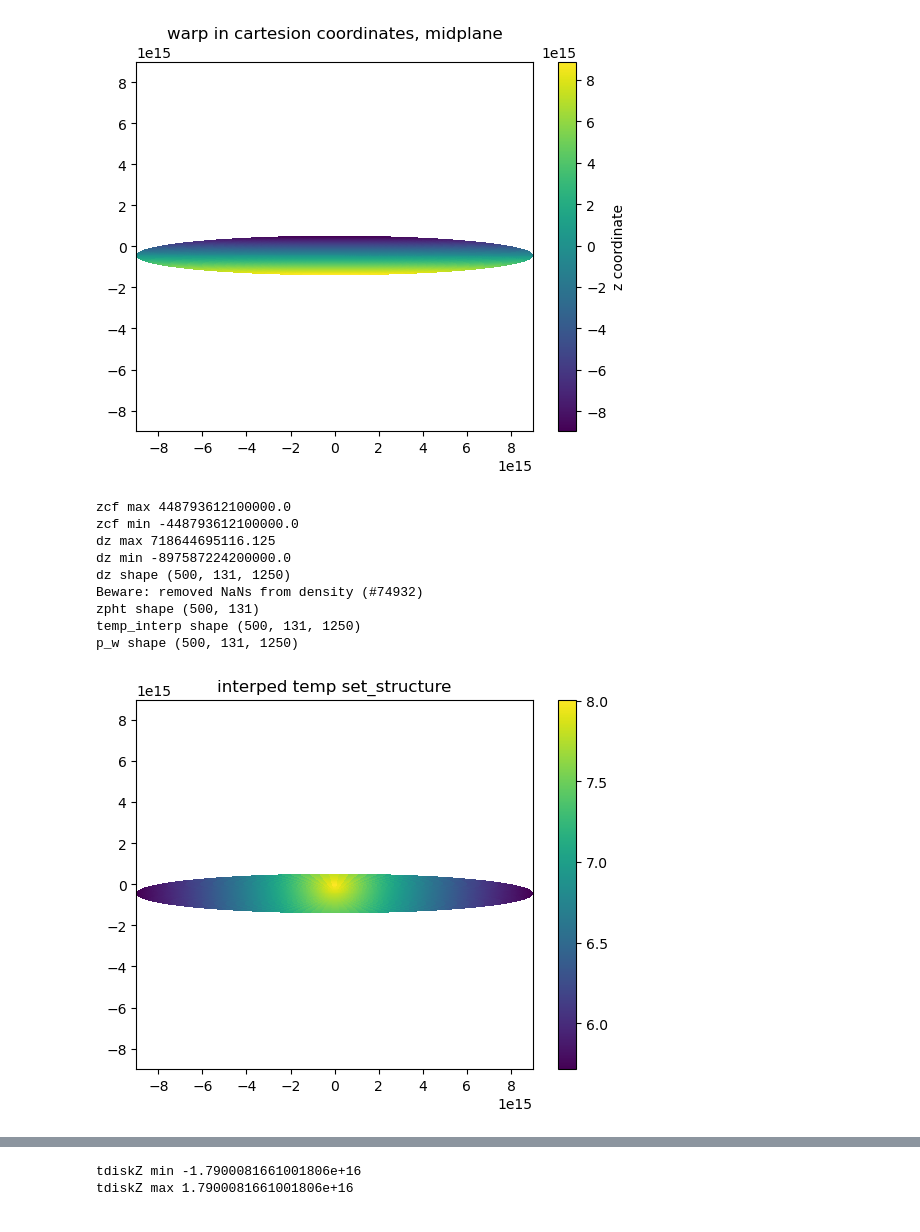
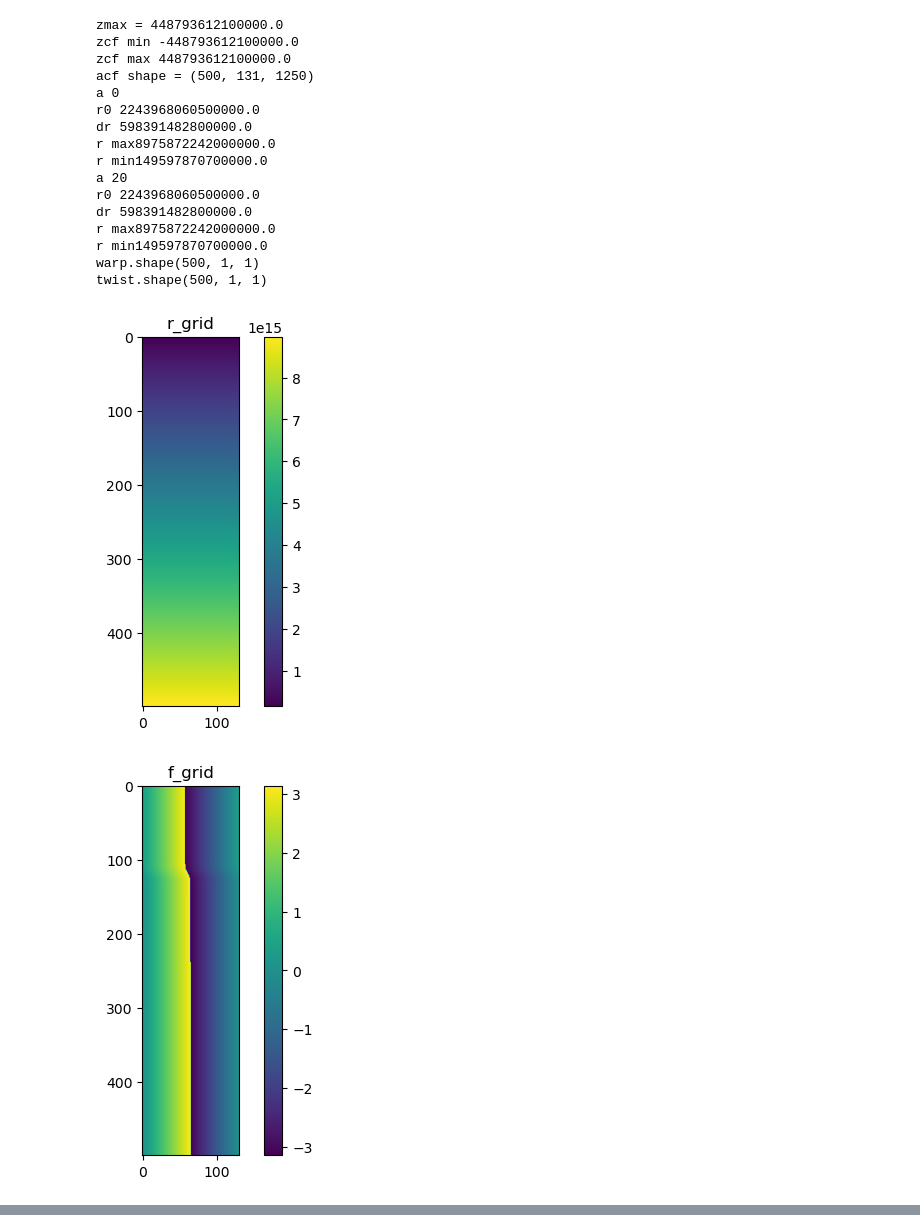
Before and after one commit to theochawla/49ceti_warpmodel, a Jupyter notebook: Warp/run_code.ipynb, the cells around one changed output, grey strips where cells are left out. Cells and saved outputs as stored; diff of their text form; code cells hidden in the pictures.

```diff
--- a/Warp/run_code.ipynb
+++ b/Warp/run_code.ipynb
@@ -9,15 +17,22 @@ import matplotlib.pyplot as plt
 # %%
 %run raytrace_3dwarp.py
-x=mine.Disk(Tmid0=14, sigbound=[1e-3,np.inf],zmax=30, McoG=1e-4, Aout=600.,incl=84, w_i=0, w_r0=150,w_dr=40,w_pa=20, w_pos=40)
+x=mine.Disk(Tmid0=14, sigbound=[1e-3,np.inf],zmax=30, McoG=1e-4, Aout=600.,incl=84, w_i=0, w_r0=150,w_dr=40,w_pa=20)
 # %% [output]
+zmax = 448793612100000.0
+zcf min -448793612100000.0
+zcf max 448793612100000.0
+acf shape = (500, 131, 1250)
+a 0
+r0 2243968060500000.0
+dr 598391482800000.0
+r max8975872242000000.0
+r min149597870700000.0
+a 20
+r0 2243968060500000.0
+dr 598391482800000.0
+r max8975872242000000.0
+r min149597870700000.0
+warp.shape(500, 1, 1)
+twist.shape(500, 1, 1)
-[figure, old version]
+[figure, new version]
-zcf max 448793612100000.0
-zcf min -448793612100000.0
-dz max 718644695116.125
-dz min -897587224200000.0
-dz shape (500, 131, 1250)
-Beware: removed NaNs from density (#74932)
-zpht shape (500, 131)
-temp_interp shape (500, 131, 1250)
-p_w shape (500, 131, 1250)
-[figure, old version]
+[figure, new version]
@@ -28,2 +43,0 @@ p_w shape (500, 131, 1250)
-tdiskZ min -1.7900081661001806e+16
-tdiskZ max 1.7900081661001806e+16
```
Also changed, not shown: parts of 5 cells of this notebook, 3 other files.
